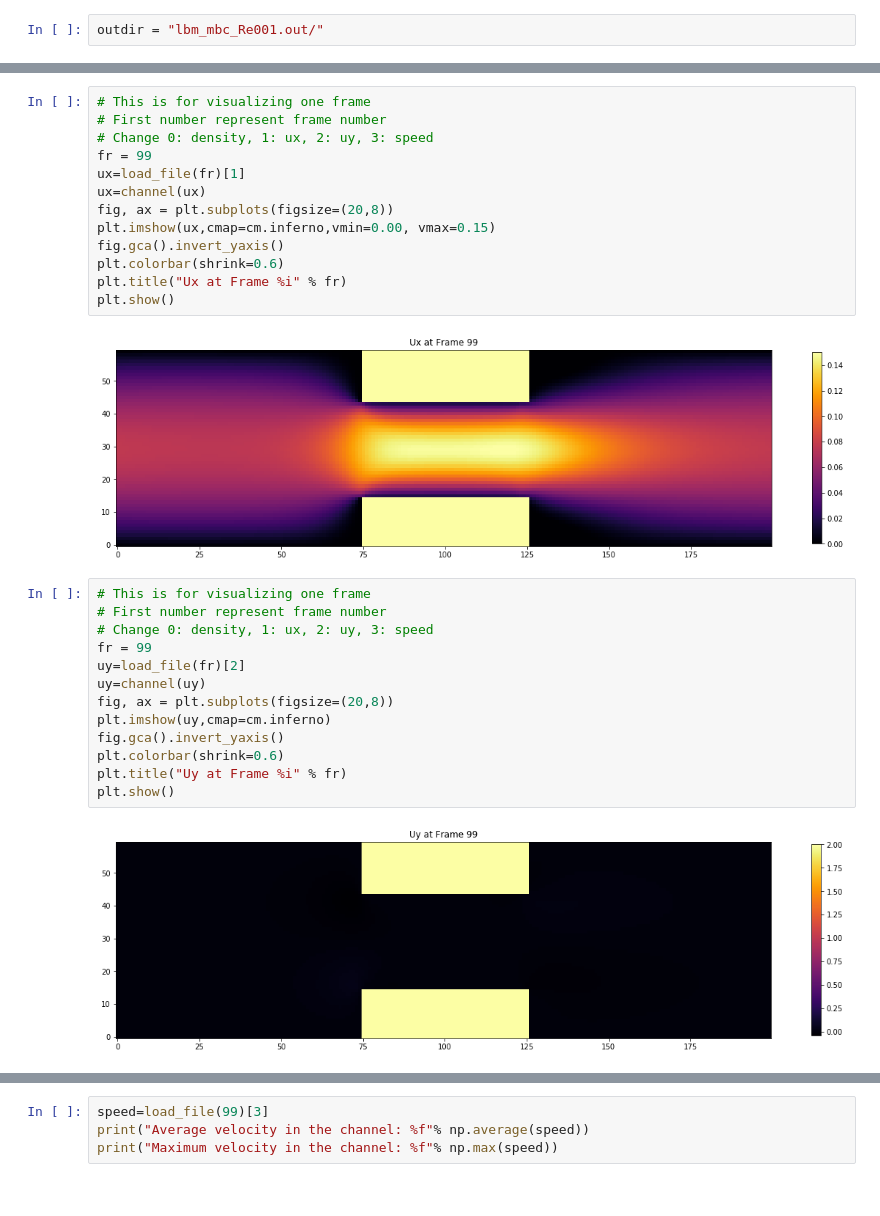
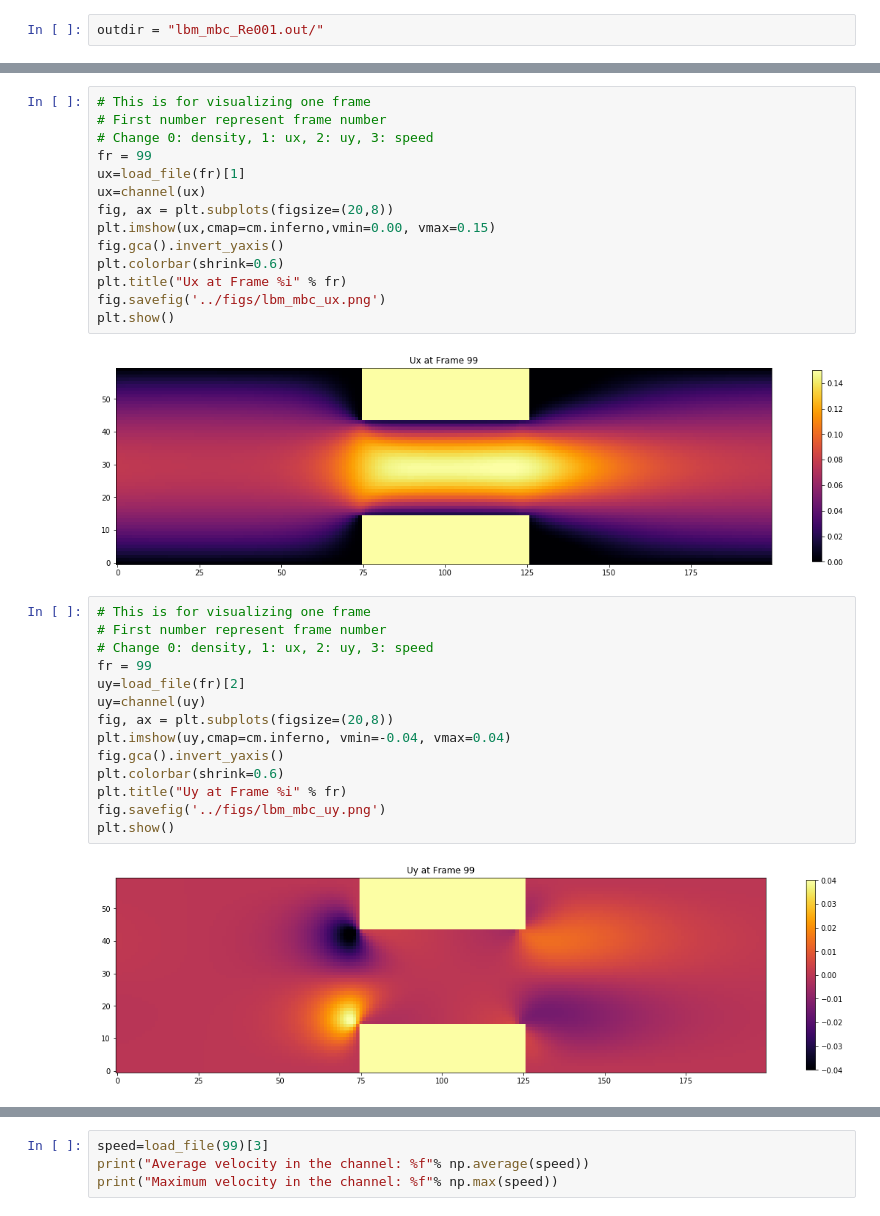
Before and after one commit to iacs-ac290r-2019/homework, a Jupyter notebook: hw2/lbm_7/viz.ipynb, the cells around one changed output, grey strips where cells are left out. Drawn from its saved outputs; the diff is of its cells as text.

```diff
--- a/hw2/lbm_7/viz.ipynb
+++ b/hw2/lbm_7/viz.ipynb
@@ -147,24 +153,26 @@ plt.imshow(ux,cmap=cm.inferno,vmin=0.00, vmax=0.15)
 fig.gca().invert_yaxis()
 plt.colorbar(shrink=0.6)
 plt.title("Ux at Frame %i" % fr)
+fig.savefig('../figs/lbm_mbc_ux.png')
 plt.show()
 # %% [output]
 [figure]
 # %%
 # This is for visualizing one frame
 # First number represent frame number
 # Change 0: density, 1: ux, 2: uy, 3: speed
 fr = 99
 uy=load_file(fr)[2]
 uy=channel(uy)
 fig, ax = plt.subplots(figsize=(20,8))
-plt.imshow(uy,cmap=cm.inferno)
+plt.imshow(uy,cmap=cm.inferno, vmin=-0.04, vmax=0.04)
 fig.gca().invert_yaxis()
 plt.colorbar(shrink=0.6)
 plt.title("Uy at Frame %i" % fr)
+fig.savefig('../figs/lbm_mbc_uy.png')
 plt.show()
 # %% [output]
-[figure, old version]
+[figure, new version]
 # %%
 # This is for visualizing one frame
 # First number represent frame number
```
Also changed, not shown: parts of 8 cells of this notebook, 1 other file.
